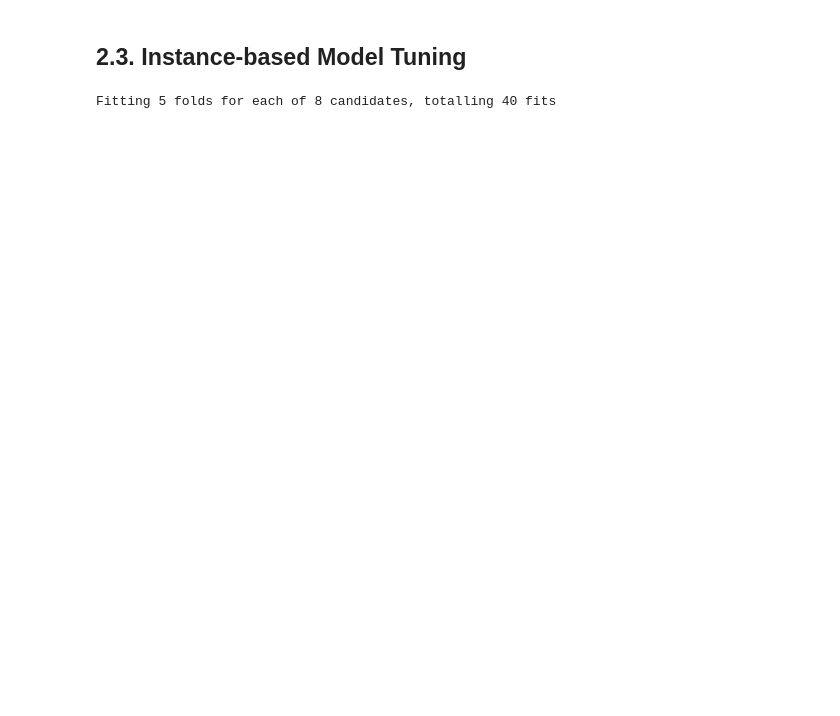
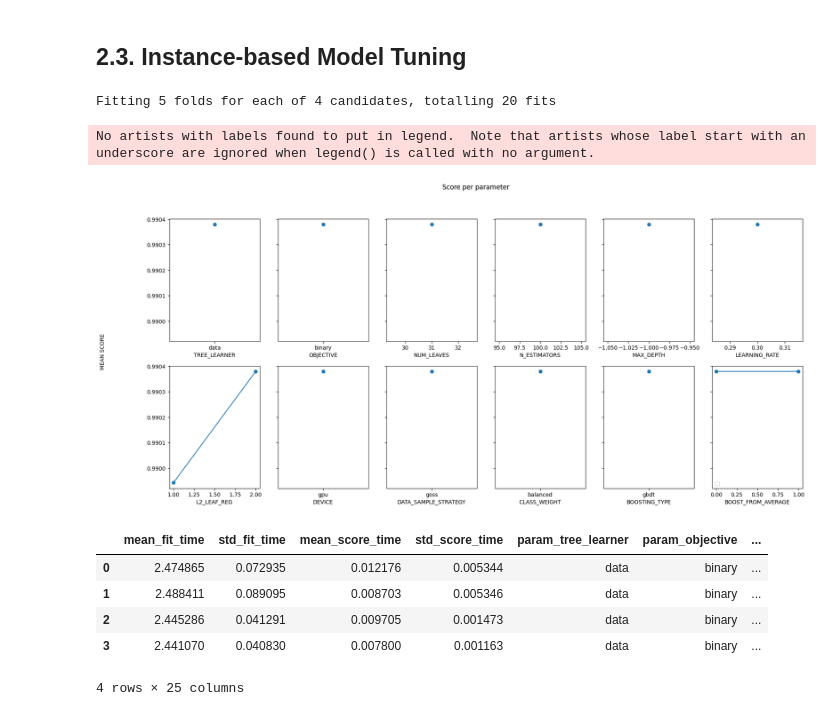
Before and after one commit to jm55/THESIS, a Jupyter notebook: Official Development/GBDT_Training/[OFFICIAL] LGBM_Tuning.ipynb, the cells around one changed output. Drawn from its saved outputs; the diff is of its cells as text; code cells hidden in the pictures; blank space fills up the shorter version.

```diff
--- a/Official Development/GBDT_Training/[OFFICIAL] LGBM_Tuning.ipynb
+++ b/Official Development/GBDT_Training/[OFFICIAL] LGBM_Tuning.ipynb
@@ -262,12 +312,22 @@ Fitting 5 folds for each of 8 candidates, totalling 40 fits
 # %%
 startTime()
 lgbm_classifier = lightgbm.LGBMClassifier(random_state=1, n_jobs=-1, verbose=-1)
 ib_tuner = getTuner(lgbm_classifier, lgbm_params)
 ib_tuner.fit(X_ib, y_ib)
 endTime("IB_LGBM")
 
 printToFile("IB_LGBM", ib_tuner.best_params_)
+plot_search_results(ib_tuner)
+pd.DataFrame.from_dict(ib_tuner.cv_results_)
 # %% [output]
-Fitting 5 folds for each of 8 candidates, totalling 40 fits
+Fitting 5 folds for each of 4 candidates, totalling 20 fits
+No artists with labels found to put in legend.  Note that artists whose label start with an underscore are ignored when legend() is called with no argument.
+[figure, added]
+|  | mean_fit_time | std_fit_time | mean_score_time | std_score_time | param_tree_learner | param_objective | ... |
+| 0 | 2.474865 | 0.072935 | 0.012176 | 0.005344 | data | binary | ... |
+| 1 | 2.488411 | 0.089095 | 0.008703 | 0.005346 | data | binary | ... |
+| 2 | 2.445286 | 0.041291 | 0.009705 | 0.001473 | data | binary | ... |
+| 3 | 2.441070 | 0.040830 | 0.007800 | 0.001163 | data | binary | ... |
+4 rows × 25 columns
 # %%
 logging("\n")
```
Also changed, not shown: parts of 6 cells of this notebook, 24 other files.
